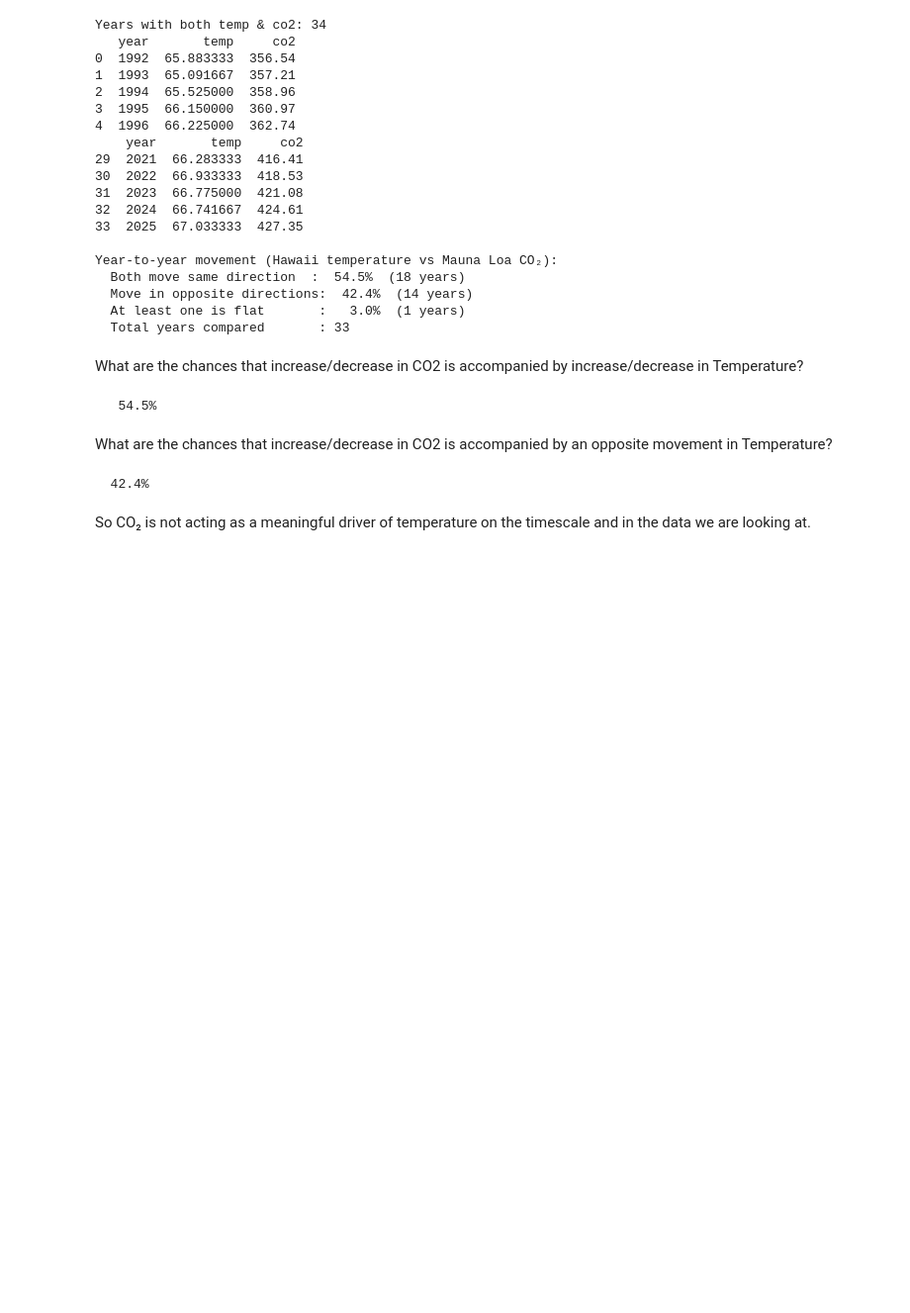
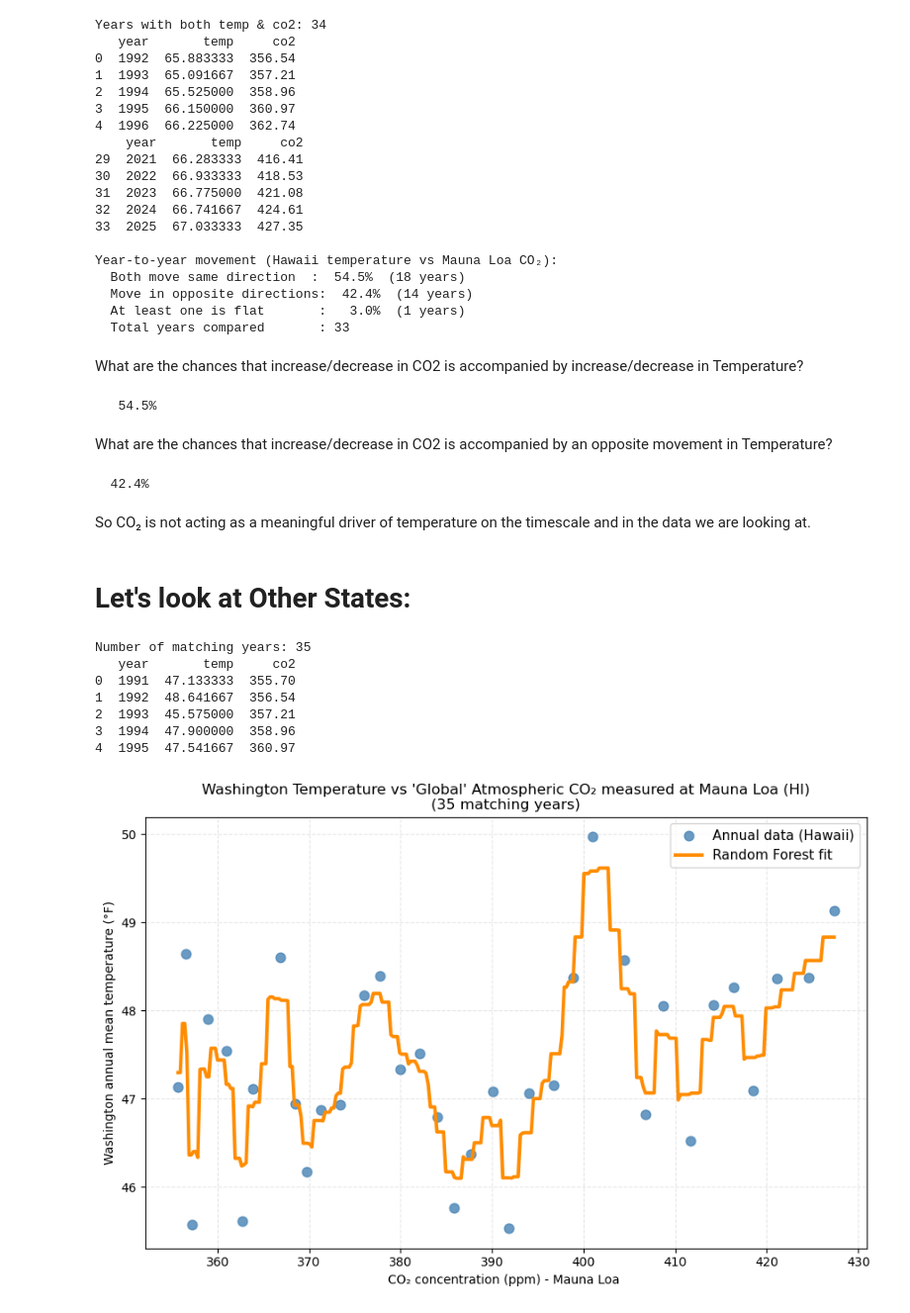
Before and after one commit to quantizedreza/Planetary-Physics-With-Python, a Jupyter notebook: Earth-T/trend.ipynb, the cells around one changed output. Shown at 99% size. Cells and saved outputs as stored; diff of their text form; code cells hidden in the pictures; blank space fills up the shorter version.

```diff
--- a/Earth-T/trend.ipynb
+++ b/Earth-T/trend.ipynb
@@ -535,3 +385,80 @@ print(f" {neg/n*100:5.1f}% ")
   42.4%
 # %% [markdown]
 So CO₂ is not acting as a meaningful driver of temperature on the timescale and in the data we are looking at.
+# %% [markdown]
+# Let's look at Other States:
+# %%
+import pandas as pd
+import numpy as np
+from sklearn.ensemble import RandomForestRegressor
+import matplotlib.pyplot as plt
+
+# 1. Load temperature data and compute annual means *only for Hawaii*
+temps = pd.read_csv("data.csv")
+
+# Filter for Hawaii — adjust the column name / value if needed
+# Examples of possible filters:
+#   - temps = temps[temps['State'] == 'Hawaii']
+#   - temps = temps[temps['state'] == 'HI']
+#   - temps = temps[temps['Location'].str.contains('Hawaii', case=False)]
+temps_hi = temps[temps['State'] == 'WA'].copy()          # ← most common case — change as needed
+
+temps_annual = temps_hi.groupby("Year")["Temperature"].mean().reset_index()
+temps_annual = temps_annual.rename(columns={"Year": "year", "Temperature": "temp"})
+
+# 2. Load CO₂ data (Mauna Loa style txt file — very appropriate for Hawaii!)
+co2 = pd.read_csv("co2.txt",
+                  sep=r'\s+',
+                  comment='#',
+                  usecols=[0, 1],
+                  names=['year', 'co2'])
+
+# 3. Merge on year (only keep years present in both datasets)
+df = temps_annual.merge(co2, on='year')
+
+# Quick check
+print(f"Number of matching years: {len(df)}")
+print(df.head())
+
+# 4. Prepare data for model
+X = df[['co2']].values          # 2D array (sklearn expects this)
+y = df['temp'].values
+
+# 5. Fit Random Forest
+rf = RandomForestRegressor(
+    n_estimators=100,
+    random_state=42
+)
+rf.fit(X, y)
+
+# 6. Create smooth prediction curve for plotting
+x_smooth = np.linspace(df['co2'].min(), df['co2'].max(), 300).reshape(-1, 1)
+y_smooth = rf.predict(x_smooth)
+
+# 7. Plot
+plt.figure(figsize=(9, 6))
+
+plt.scatter(df['co2'], df['temp'],
+            s=60, alpha=0.8, color='steelblue',
+            label='Annual data (Hawaii)')
+
+plt.plot(x_smooth, y_smooth,
+         color='darkorange', linewidth=2.8,
+         label='Random Forest fit')
+
+plt.xlabel("CO₂ concentration (ppm) - Mauna Loa ")
+plt.ylabel("Washington annual mean temperature (°F)")
+plt.title(f"Washington Temperature vs 'Global' Atmospheric CO₂ measured at Mauna Loa (HI)\n({len(df)} matching years)")
+plt.grid(True, alpha=0.3, linestyle='--')
+plt.legend(frameon=True, fontsize=11)
+plt.tight_layout()
+plt.show()
+# %% [output]
+Number of matching years: 35
+   year       temp     co2
+0  1991  47.133333  355.70
+1  1992  48.641667  356.54
+2  1993  45.575000  357.21
+3  1994  47.900000  358.96
+4  1995  47.541667  360.97
+[figure, added]
```
Also changed, not shown: parts of 5 cells of this notebook.
